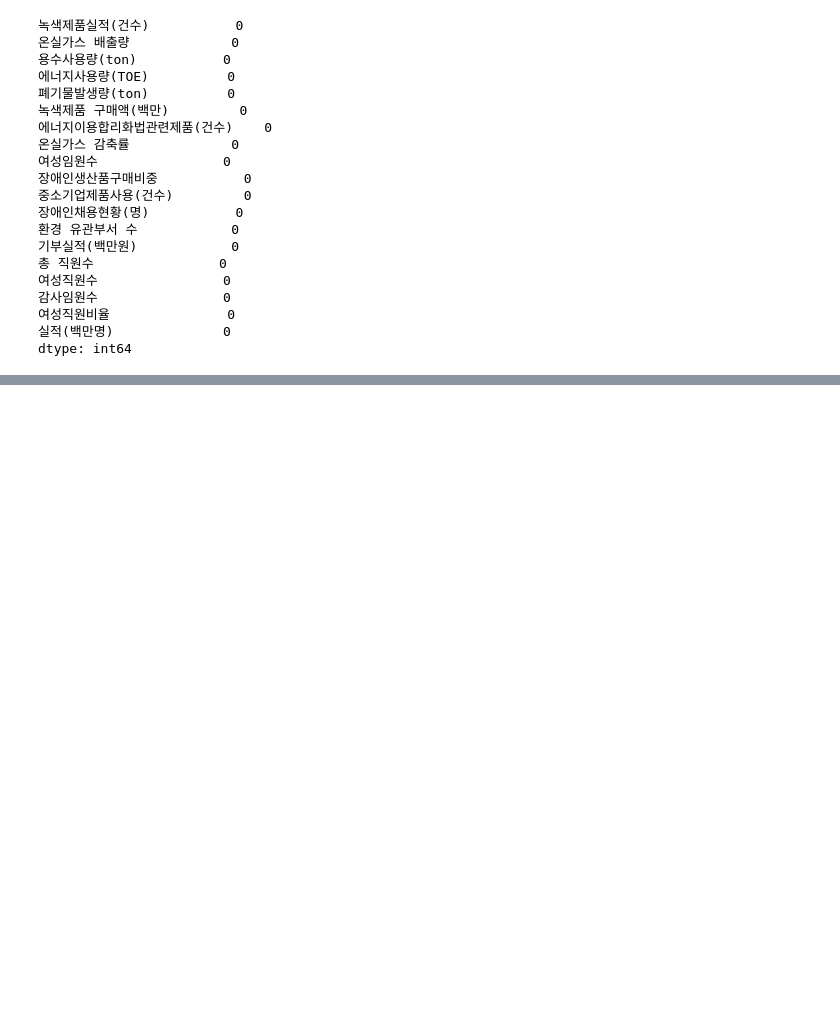
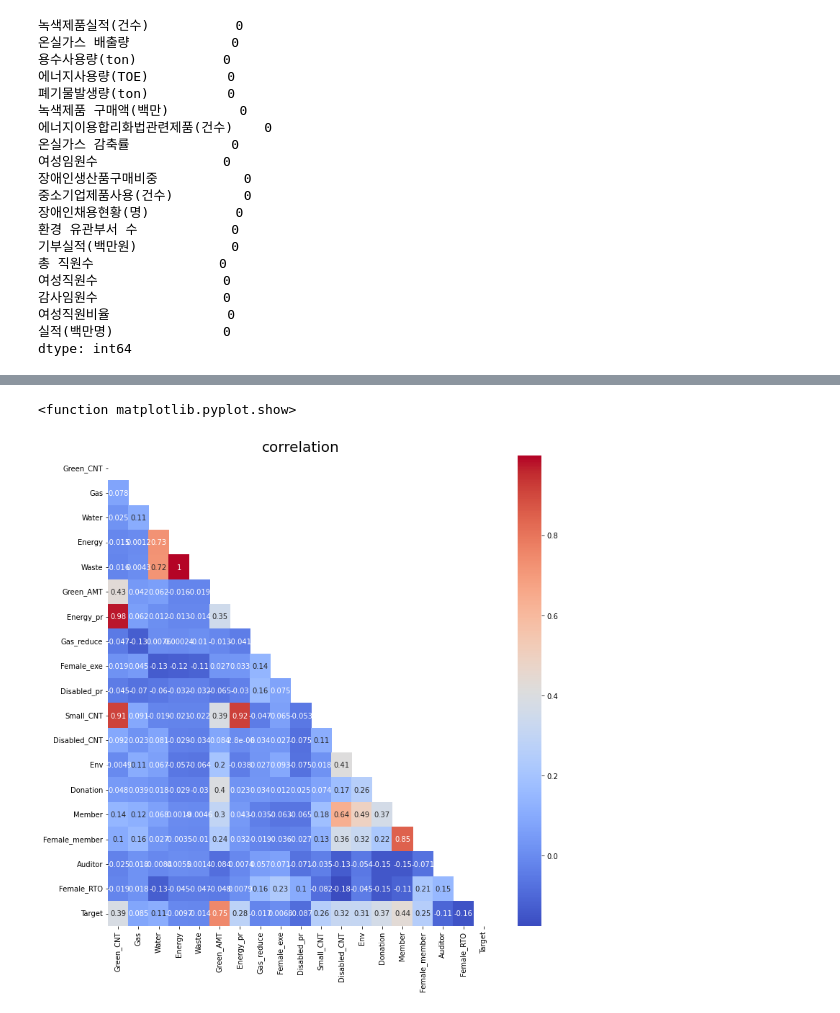
Before and after one commit to dev-gw/Procurement_analysis, a Jupyter notebook: DS_gw.ipynb, the cells around one changed output, grey strips where cells are left out. Saved outputs shown, nothing was run; the diff lists cells and outputs as text; code cells hidden in the pictures; blank space fills up the shorter version.

Commit message:
add v1.1_Corr

```diff
--- a/DS_gw.ipynb
+++ b/DS_gw.ipynb
@@ -98,3 +98,10 @@ data.isna().sum()
 여성직원비율               0
 실적(백만명)              0
 dtype: int64
+# %%
+data.columns = ['Green_CNT','Gas','Water','Energy','Waste','Green_AMT','Energy_pr','Gas_reduce','Female_exe',
+                'Disabled_pr','Small_CNT','Disabled_CNT','Env','Donation','Member','Female_member','Auditor','Female_RTO','Target' ]
+# %%
+# 상관관계 분석(전체 데이터)
+corr_data = data.corr()
+corr_data
@@ -100,0 +126,11 @@ dtype: int64
+# %%
+# 시각화
+mask = np.zeros_like(corr_data) # 숫자 표시
+mask[np.triu_indices_from(mask)] = True # 상삼각만
+plt.figure(figsize=(12,12))
+sns.heatmap(corr_data, annot=True, mask=mask, cmap='coolwarm')
+plt.title('correlation', fontsize=20)
+plt.show
+# %% [output]
+<function matplotlib.pyplot.show>
+[figure, added]
```
Also changed, not shown: parts of 3 cells of this notebook.
